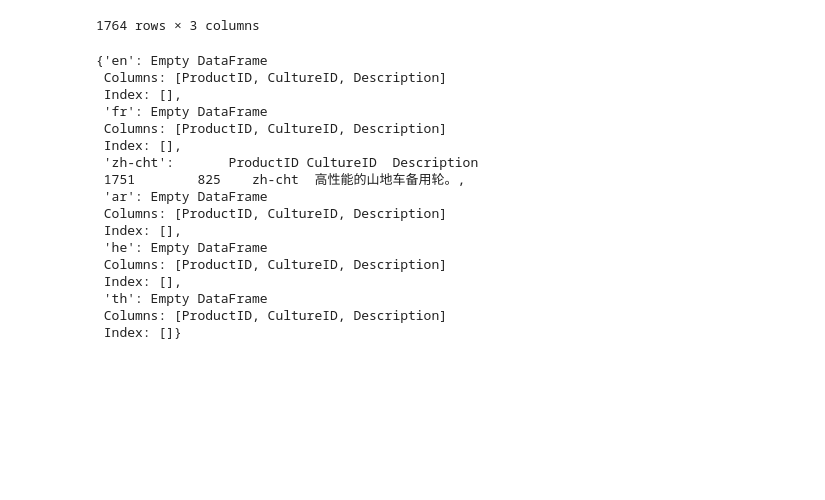
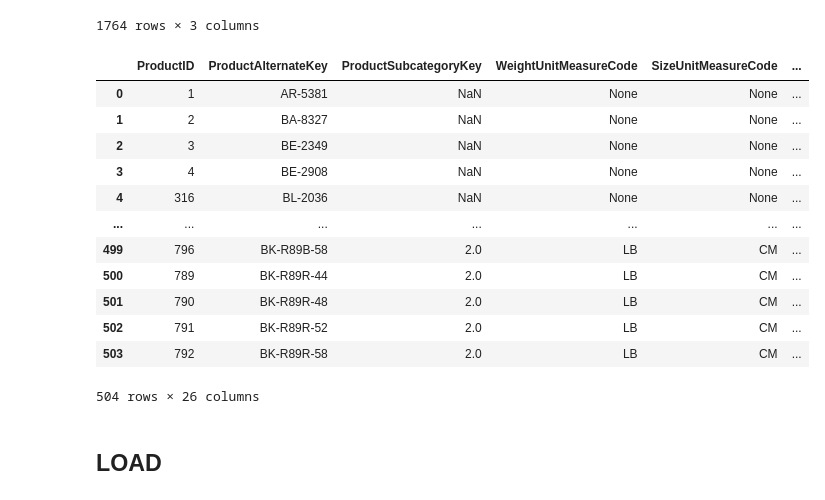
Before and after one commit to paulrojasg/data_science_part_4, a Jupyter notebook: DimProduct.ipynb, the cells around one changed output. Drawn from its saved outputs; the diff is of its cells as text; code cells hidden in the pictures; blank space fills up the shorter version.

Commit message:
Added DimProduct

```diff
--- a/DimProduct.ipynb
+++ b/DimProduct.ipynb
@@ -85,5 +97,7 @@ memory usage: 58.3+ KB
 # %%
-dim_product = dim_product[["ProductNumber",
+
+dim_product = dim_product[["ProductID",
+                            "ProductNumber",
                            "ProductSubcategoryID",
                            "WeightUnitMeasureCode",
                            "SizeUnitMeasureCode",
@@ -104,9 +118,9 @@ dim_product = dim_product[["ProductNumber",
                            "ModelName",
                            "LargePhoto"
                           ]]
-"""
+
+
 dim_product = dim_product.rename(columns={"ProductNumber":"ProductAlternateKey",
                                           "ProductSubcategoryID":"ProductSubcategoryKey",
                                           "Name":"EnglishProductName"
                                          })
-                                         """
@@ -115,5 +127,5 @@ dim_product = dim_product.rename(columns={"ProductNumber":"ProductAlternateKey",
 # %%
-products_descriptions = pd.read_sql_query("SELECT ProductID, CultureID, Description FROM [Production].[vProductAndDescription]", db_op)
+products_descriptions = pd.read_sql_query("SELECT ProductID, TRIM(CultureID) AS CultureID, Description FROM [Production].[vProductAndDescription]", db_op)
 # %%
 products_descriptions
 # %% [output]
@@ -145,20 +153,42 @@ def get_descriptions(product_id):
 # %%
-get_descriptions(825)
+#dim_product['EnglishDescription'] = dim_product[['ProductID']].apply(lambda x:int(x), index=0)
+products_ids = list(dim_product['ProductID'])
+english_descriptions = []
+french_descriptions = []
+chinese_descriptions = []
+arabic_descriptions = []
+hebrew_descriptions = []
+thai_descriptions = []
+for p in products_ids:
+    english_descriptions.append(get_description(p, 'en'))
+    french_descriptions.append(get_description(p, 'fr'))
+    chinese_descriptions.append(get_description(p, 'zh-cht'))
+    arabic_descriptions.append(get_description(p, 'ar'))
+    hebrew_descriptions.append(get_description(p, 'he'))
+    thai_descriptions.append(get_description(p, 'th'))
+    ## German, Japanese and Turkish are still missing
-# %% [output]
-{'en': Empty DataFrame
- Columns: [ProductID, CultureID, Description]
- Index: [],
- 'fr': Empty DataFrame
- Columns: [ProductID, CultureID, Description]
- Index: [],
- 'zh-cht':       ProductID CultureID  Description
- 1751        825    zh-cht  高性能的山地车备用轮。,
- 'ar': Empty DataFrame
- Columns: [ProductID, CultureID, Description]
- Index: [],
- 'he': Empty DataFrame
- Columns: [ProductID, CultureID, Description]
- Index: [],
- 'th': Empty DataFrame
- Columns: [ProductID, CultureID, Description]
- Index: []}
+# %%
+dim_product= dim_product.assign(
+    EnglishDescription=english_descriptions,
+    FrenchDescription=french_descriptions,
+    ChineseDescription=chinese_descriptions,
+    ArabicDescriptions=arabic_descriptions,
+    HebrewDescription=hebrew_descriptions,
+    ThaiDescriptions=thai_descriptions
+)
+# %%
+dim_product
+# %% [output]
+|  | ProductID | ProductAlternateKey | ProductSubcategoryKey | WeightUnitMeasureCode | SizeUnitMeasureCode | ... |
+| 0 | 1 | AR-5381 | NaN | None | None | ... |
+| 1 | 2 | BA-8327 | NaN | None | None | ... |
+| 2 | 3 | BE-2349 | NaN | None | None | ... |
+| 3 | 4 | BE-2908 | NaN | None | None | ... |
+| 4 | 316 | BL-2036 | NaN | None | None | ... |
+| ... | ... | ... | ... | ... | ... | ... |
+| 499 | 796 | BK-R89B-58 | 2.0 | LB | CM | ... |
+| 500 | 789 | BK-R89R-44 | 2.0 | LB | CM | ... |
+| 501 | 790 | BK-R89R-48 | 2.0 | LB | CM | ... |
+| 502 | 791 | BK-R89R-52 | 2.0 | LB | CM | ... |
+| 503 | 792 | BK-R89R-58 | 2.0 | LB | CM | ... |
+504 rows × 26 columns
@@ -164,0 +197,2 @@ get_descriptions(825)
+# %% [markdown]
+## LOAD
```
Also changed, not shown: parts of 6 cells of this notebook.
